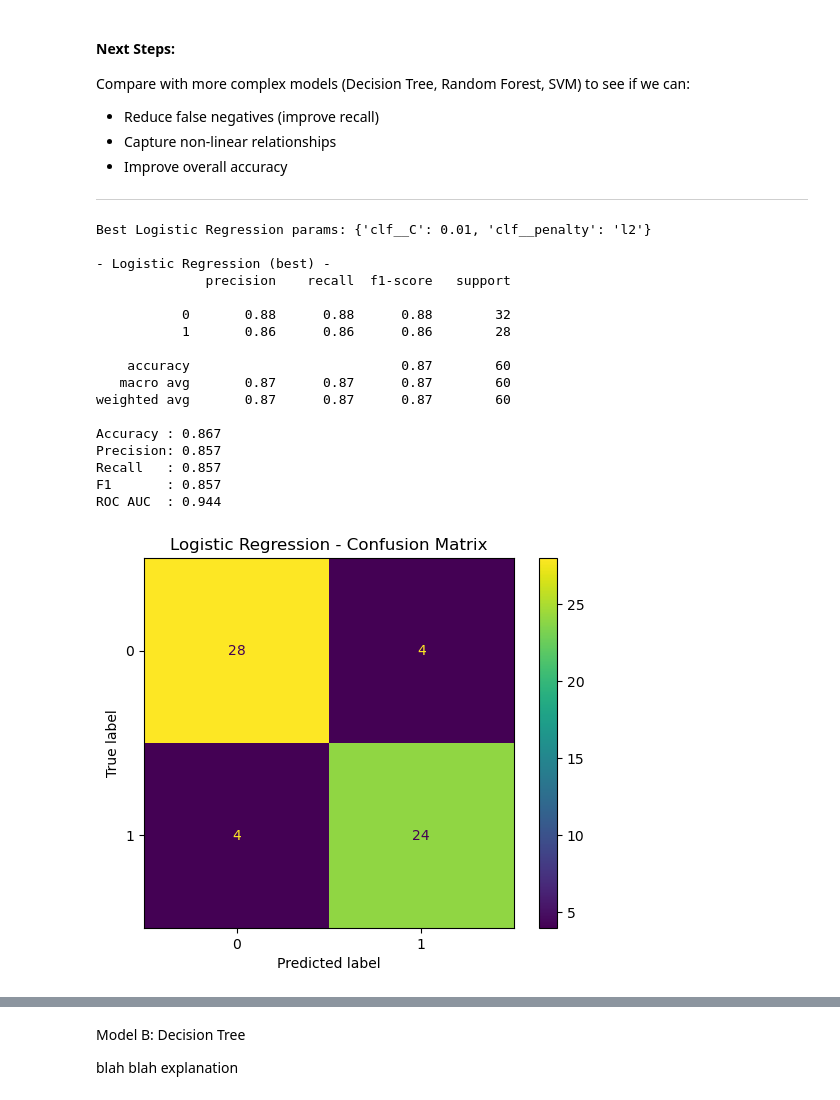
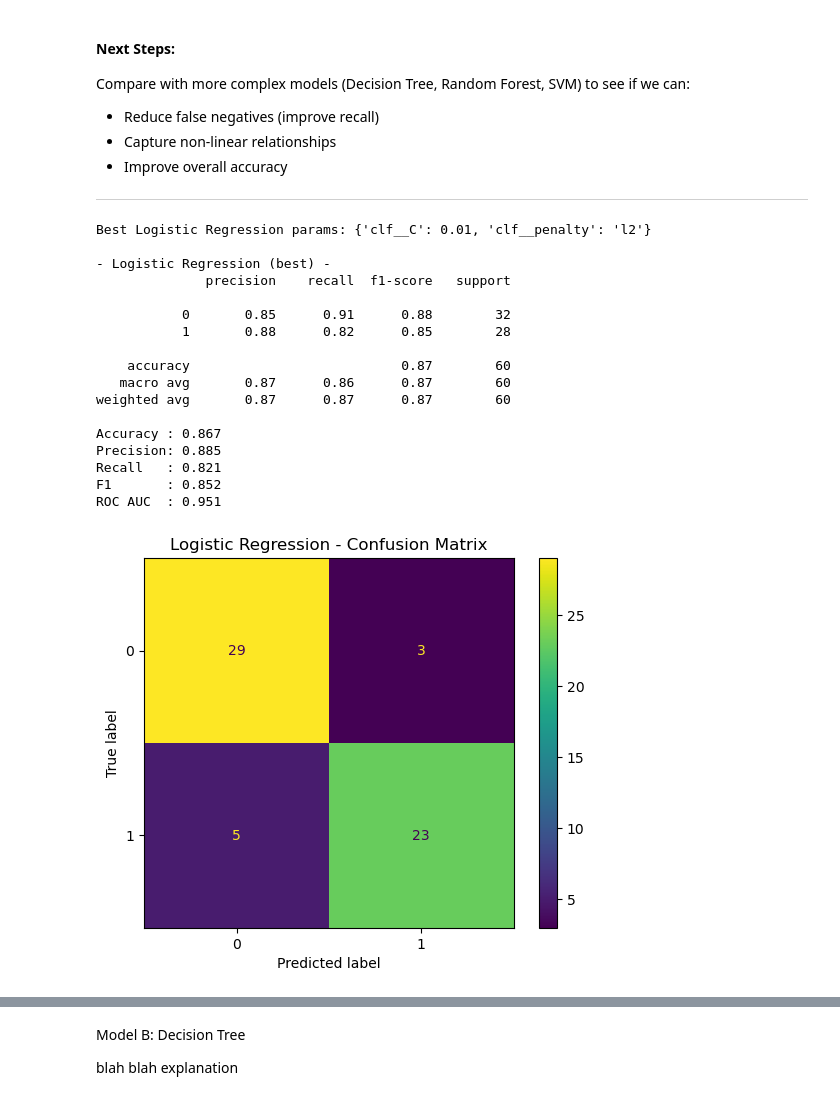
Before and after one commit to vinhbin/heartdiseaseDS, a Jupyter notebook: modeling_nb.ipynb, the cells around one changed output, grey strips where cells are left out. Saved outputs shown, nothing was run; the diff lists cells and outputs as text; code cells hidden in the pictures.

```diff
--- a/modeling_nb.ipynb
+++ b/modeling_nb.ipynb
@@ -322,8 +397,6 @@ if not ks:
 log_reg_pipe = Pipeline([
     # Feature scaling
     ("scaler", StandardScaler()),
-    # Feature selection
-    ("select", SelectKBest(score_func=mutual_info_classif)),
     ("clf", LogisticRegression(
         max_iter=1000,
         class_weight="balanced",
@@ -368,38 +441,38 @@ print(f"Recall   : {log_reg_recall:.3f}")
 print(f"F1       : {log_reg_f1:.3f}")
 print(f"ROC AUC  : {log_reg_roc_auc:.3f}")
 
 ConfusionMatrixDisplay.from_predictions(y_test, y_pred)
 plt.title("Logistic Regression - Confusion Matrix")
 plt.show()
 
 RocCurveDisplay.from_predictions(y_test, y_scores)
 plt.title("Logistic Regression - ROC Curve")
 plt.show()
 
 log_reg_metrics = {
     "model": "Logistic Regression (best)",
     "accuracy": log_reg_accuracy,
     "precision": log_reg_precision,
     "recall": log_reg_recall,
     "f1": log_reg_f1,
     "roc_auc": log_reg_roc_auc,
 }
 # %% [output]
 Best Logistic Regression params: {'clf__C': 0.01, 'clf__penalty': 'l2'}
 
 - Logistic Regression (best) -
               precision    recall  f1-score   support
 
-           0       0.88      0.88      0.88        32
-           1       0.86      0.86      0.86        28
+           0       0.85      0.91      0.88        32
+           1       0.88      0.82      0.85        28
 
     accuracy                           0.87        60
-   macro avg       0.87      0.87      0.87        60
+   macro avg       0.87      0.86      0.87        60
 weighted avg       0.87      0.87      0.87        60
 
 Accuracy : 0.867
-Precision: 0.857
-Recall   : 0.857
-F1       : 0.857
-ROC AUC  : 0.944
+Precision: 0.885
+Recall   : 0.821
+F1       : 0.852
+ROC AUC  : 0.951
-[figure, old version]
+[figure, new version]
```
Also changed, not shown: parts of 12 cells of this notebook.
